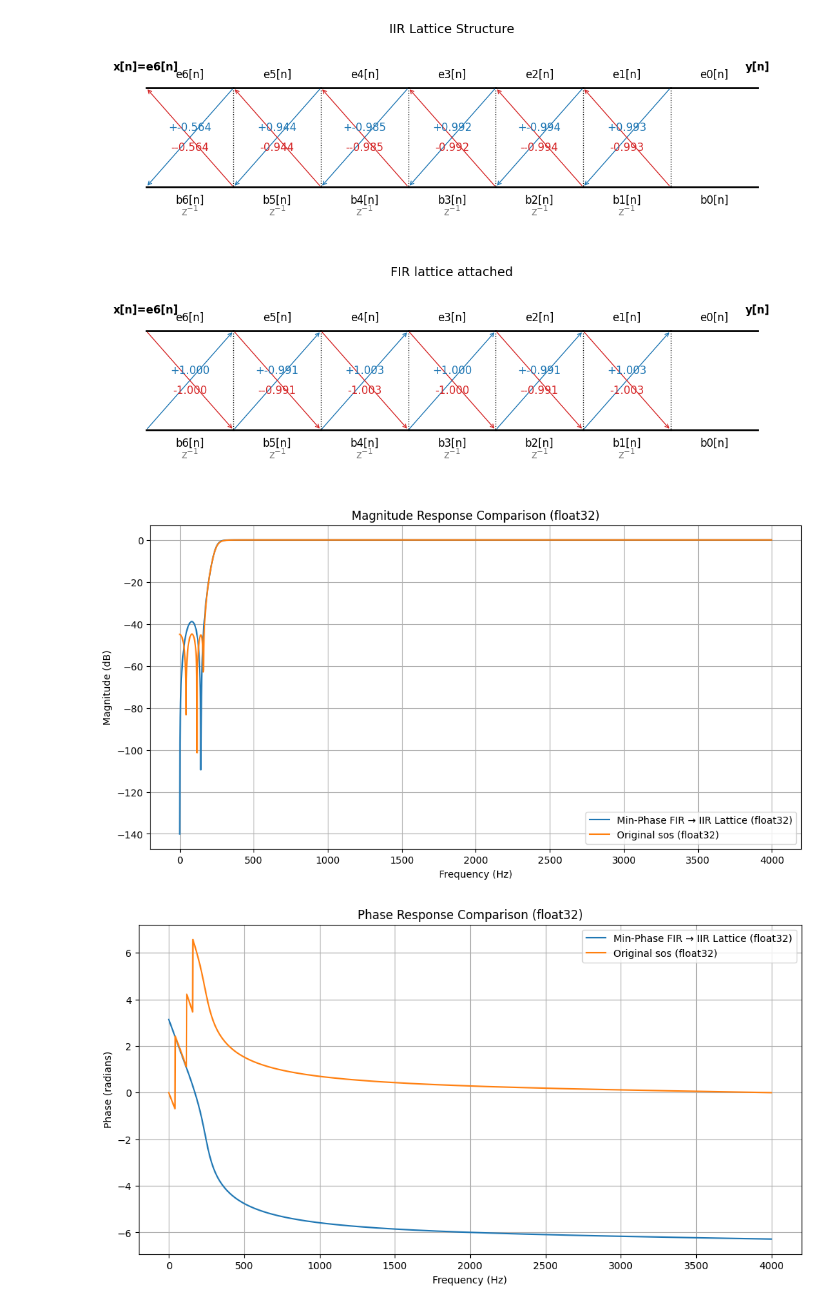
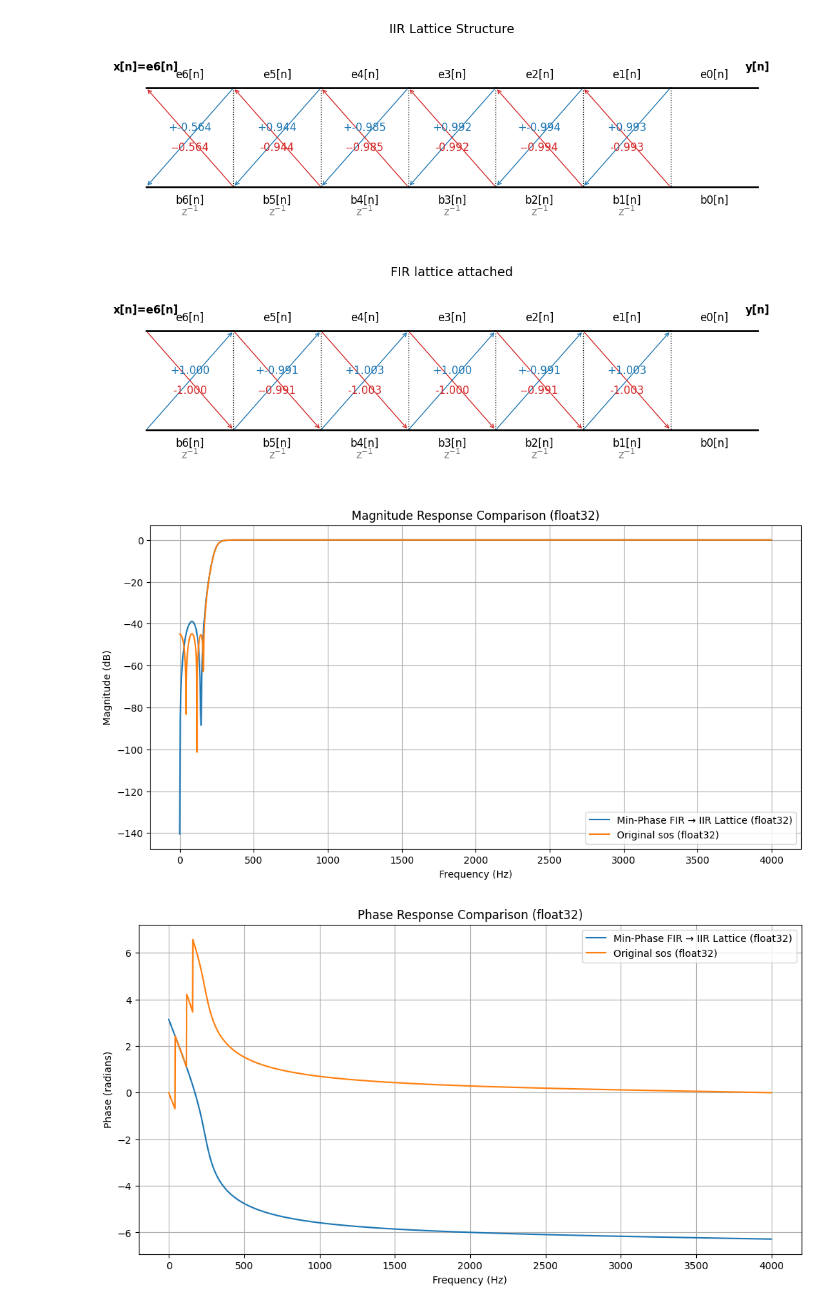
Before and after one commit to baset-veisi/filter_lattice, a Jupyter notebook: notebooks/biquad_example.ipynb, the cells around one changed output. Cells and saved outputs as stored; diff of their text form; code cells hidden in the pictures.

```diff
--- a/notebooks/biquad_example.ipynb
+++ b/notebooks/biquad_example.ipynb
@@ -260,37 +249,40 @@ h_two_lat_32 = lattice_iir_32.filter(imp)
 #h_fir_lat_32 = fir_lat_32.filter(imp)
 #out_minphase_32 = lattice_iir_32.filter(h_fir_lat_32)
 out_minphase_32 = linphase_via_two_lattices(h_two_lat_32, fir_minphase_32, fir_maxphase_32)
 
 # 4. Plot and compare
-def plot_response(signal, label, fs=fs):
-    w, h = sig.freqz(signal, worN=2048, fs=fs)
-    plt.plot(w, 20 * np.log10(np.maximum(np.abs(h), 1e-30)), label=label)
+def plot_signal_response(signal, label, fs=fs):
+    # Compute FFT of the time-domain signal
+    h = np.fft.fft(signal, n=2048)
+    w = np.linspace(0, fs/2, 2048//2 + 1)
+    plt.plot(w, 20 * np.log10(np.maximum(np.abs(h[:len(w)]), 1e-30)), label=label)
+
 
 plt.figure(figsize=(12, 6))
-plot_response( num_max_phase[0]*num_min_phase[0] *out_minphase_32, 'Min-Phase FIR → IIR Lattice (float32)')
+plot_signal_response( num_max_phase[0]*num_min_phase[0] *out_minphase_32, 'Min-Phase FIR → IIR Lattice (float32)')
 w_sos, H_sos = sig.sosfreqz(sos.astype(np.float32), worN=2048, fs=fs)
 magnitude_sos = np.abs(H_sos)
 magnitude_db_sos = 20 * np.log10(np.maximum(magnitude_sos, 1e-30))
 plt.plot(w_sos, magnitude_db_sos, label='Original sos (float32)')
 plt.title('Magnitude Response Comparison (float32)')
 plt.xlabel('Frequency (Hz)')
 plt.ylabel('Magnitude (dB)')
 plt.grid(True)
 plt.legend()
 plt.show()
 
 plt.figure(figsize=(12, 6))
 w, h1 = sig.freqz(out_minphase_32, worN=2048, fs=fs)
 plt.plot(w, np.unwrap(np.angle(h1)), label='Min-Phase FIR → IIR Lattice (float32)')
 plt.plot(w, np.unwrap(np.angle(H_sos)), label='Original sos (float32)')
 plt.title('Phase Response Comparison (float32)')
 plt.xlabel('Frequency (Hz)')
 plt.ylabel('Phase (radians)')
 plt.grid(True)
 plt.legend()
 plt.show()
 # %% [output]
 [figure]
-[figure, old version]
+[figure, new version]
 [figure]
 # %% [markdown]
```
Also changed, not shown: parts of 8 cells of this notebook, 2 other files.
